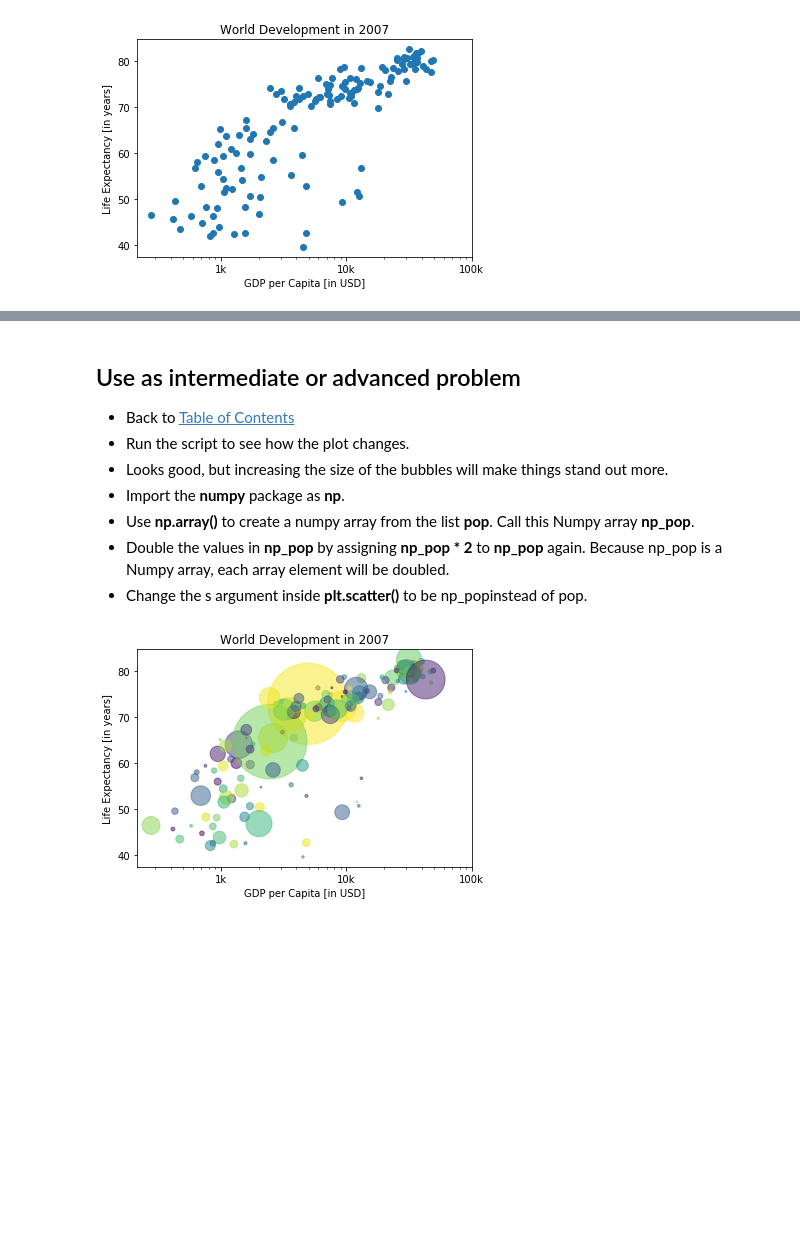
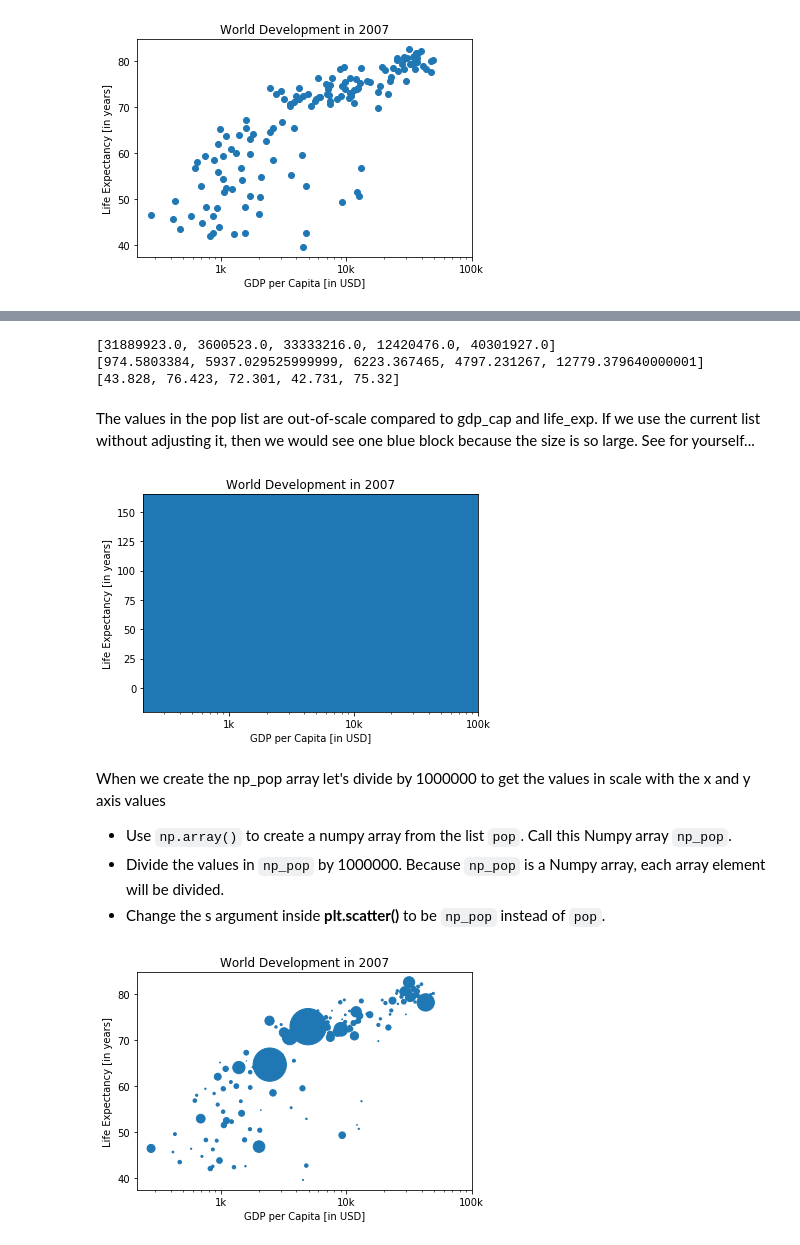
Before and after one commit to Illinoisgov/PUG, a Jupyter notebook: 1.0 Beginner/1.31-Matplotlib-Solutions.ipynb, the cells around one changed output, grey strips where cells are left out. Saved outputs shown, nothing was run; the diff lists cells and outputs as text; code cells hidden in the pictures; blank space fills up the shorter version.

```diff
--- a/1.0 Beginner/1.31-Matplotlib-Solutions.ipynb
+++ b/1.0 Beginner/1.31-Matplotlib-Solutions.ipynb
@@ -52,7 +61,7 @@ plt.show()
 import pandas as pd
 
 # read csv data to dataframe
-df = pd.read_csv("/home/jovyan/work/Data/gapminder.csv")
+df = pd.read_csv("../data/gapminder.csv")
 
 # add life_exp data to list life_exp
 life_exp = df['life_exp'].values.tolist()
@@ -227,32 +265,55 @@ plt.show()
+# %%
+# print out the first 5 values of each list
+print(pop[0:5])
+print(gdp_cap[0:5])
+print(life_exp[0:5])
+# %% [output]
+[31889923.0, 3600523.0, 33333216.0, 12420476.0, 40301927.0]
+[974.5803384, 5937.029525999999, 6223.367465, 4797.231267, 12779.379640000001]
+[43.828, 76.423, 72.301, 42.731, 75.32]
+# %% [markdown]
+The values in the pop list are out-of-scale compared to gdp_cap and life_exp.  If we use the current list without adjusting it, then we would see one blue block because the size is so large.  See for yourself...
+# %%
+# Import numpy as np
+import numpy as np
+
+# Store pop as a numpy array: np_pop
+np_pop = np.array(pop)
+
+# Update: set s argument to np_pop
+plt.scatter(gdp_cap, life_exp, s=np_pop)
+
+# Previous customizations
+plt.xscale('log')
+plt.xlabel('GDP per Capita [in USD]')
+plt.ylabel('Life Expectancy [in years]')
+plt.title('World Development in 2007')
+plt.xticks([1000, 10000, 100000],['1k', '10k', '100k'])
+
+# Display the plot
+plt.show()
+# %% [output]
+[figure, added]
 # %% [markdown]
-## Use as intermediate or advanced problem
-- Back to [Table of Contents](#Table-of-Contents)
-- Run the script to see how the plot changes.
-- Looks good, but increasing the size of the bubbles will make things stand out more.
-- Import the **numpy** package as **np**.
-- Use **np.array()** to create a numpy array from the list **pop**. Call this Numpy array **np_pop**.
-- Double the values in **np_pop** by assigning **np_pop * 2** to **np_pop** again. Because np_pop is a Numpy array, each array element will be doubled.
-- Change the s argument inside **plt.scatter()** to be np_popinstead of pop.
+When we create the np_pop array let's divide by 1000000 to get the values in scale with the x and y axis values
+- Use `np.array()` to create a numpy array from the list `pop`. Call this Numpy array `np_pop`.
+- Divide the values in `np_pop` by 1000000. Because `np_pop` is a Numpy array, each array element will be divided.
+- Change the s argument inside **plt.scatter()** to be `np_pop` instead of `pop`.
 # %%
-# Import numpy as np
-import numpy as np
-
-# Store pop as a numpy array: np_pop and normalize it
-np_pop = np.array(pop) / np.array(pop).min()
-
-colors = np.random.rand(len(pop))
+# Store pop as a numpy array: np_pop divide by 1000000
+np_pop = (np.array(pop)/1000000)
 
 # Update: set s argument to np_pop
-plt.scatter(gdp_cap, life_exp, s=np_pop, c=colors, alpha=0.5)
+plt.scatter(gdp_cap, life_exp, s=np_pop)
 
 # Previous customizations
 plt.xscale('log')
 plt.xlabel('GDP per Capita [in USD]')
 plt.ylabel('Life Expectancy [in years]')
 plt.title('World Development in 2007')
 plt.xticks([1000, 10000, 100000],['1k', '10k', '100k'])
 
 # Display the plot
 plt.show()
 # %% [output]
-[figure, old version]
+[figure, new version]
```
Also changed, not shown: parts of 29 cells of this notebook, 32 other files.
